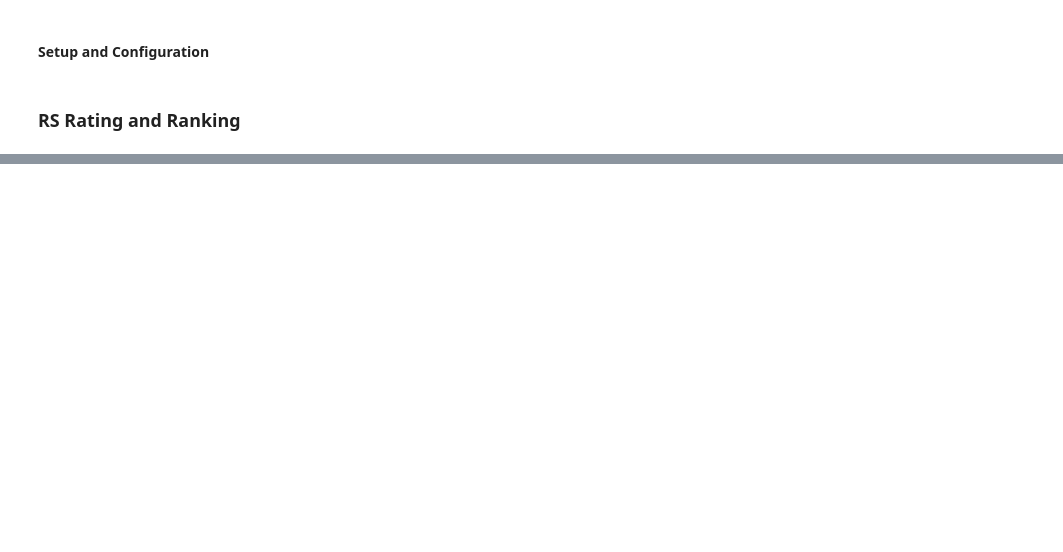
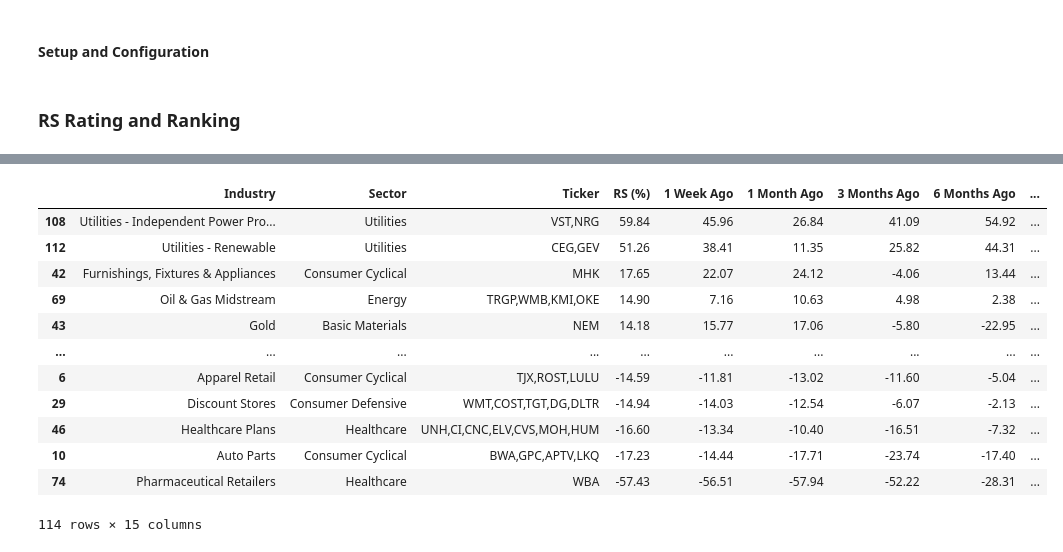
Before and after one commit to yorkjong/rs_rating, a Jupyter notebook: notebooks/rsm.ipynb, the cells around one changed output, grey strips where cells are left out. Saved outputs shown, nothing was run; the diff lists cells and outputs as text; code cells hidden in the pictures; blank space fills up the shorter version.

```diff
--- a/notebooks/rsm.ipynb
+++ b/notebooks/rsm.ipynb
@@ -133,0 +128,27 @@ Your "SPX_stocks_2y_SMA_20241004.csv" is in the "out" folder.
+# %%
+# @title Display industry_df
+
+from rs_rating.ranking_utils import groupby_industry, append_percentile
+
+rs_columns = ['RS (%)', '1 Week Ago',
+              '1 Month Ago', '3 Months Ago', '6 Months Ago', '9 Months Ago']
+columns =  ['Sector', 'Ticker'] + rs_columns
+industry_df = groupby_industry(stock_df, columns, key='RS (%)')
+
+industry_df = industry_df.sort_values(by='RS (%)', ascending=False)
+industry_df = append_percentile(industry_df, rs_columns)
+data_table.DataTable(industry_df, include_index=False, num_rows_per_page=20)
+# %% [output]
+|  | Industry | Sector | Ticker | RS (%) | 1 Week Ago | 1 Month Ago | 3 Months Ago | 6 Months Ago | ... |
+| 108 | Utilities - Independent Power Pro... | Utilities | VST,NRG | 59.84 | 45.96 | 26.84 | 41.09 | 54.92 | ... |
+| 112 | Utilities - Renewable | Utilities | CEG,GEV | 51.26 | 38.41 | 11.35 | 25.82 | 44.31 | ... |
+| 42 | Furnishings, Fixtures & Appliances | Consumer Cyclical | MHK | 17.65 | 22.07 | 24.12 | -4.06 | 13.44 | ... |
+| 69 | Oil & Gas Midstream | Energy | TRGP,WMB,KMI,OKE | 14.90 | 7.16 | 10.63 | 4.98 | 2.38 | ... |
+| 43 | Gold | Basic Materials | NEM | 14.18 | 15.77 | 17.06 | -5.80 | -22.95 | ... |
+| ... | ... | ... | ... | ... | ... | ... | ... | ... | ... |
+| 6 | Apparel Retail | Consumer Cyclical | TJX,ROST,LULU | -14.59 | -11.81 | -13.02 | -11.60 | -5.04 | ... |
+| 29 | Discount Stores | Consumer Defensive | WMT,COST,TGT,DG,DLTR | -14.94 | -14.03 | -12.54 | -6.07 | -2.13 | ... |
+| 46 | Healthcare Plans | Healthcare | UNH,CI,CNC,ELV,CVS,MOH,HUM | -16.60 | -13.34 | -10.40 | -16.51 | -7.32 | ... |
+| 10 | Auto Parts | Consumer Cyclical | BWA,GPC,APTV,LKQ | -17.23 | -14.44 | -17.71 | -23.74 | -17.40 | ... |
+| 74 | Pharmaceutical Retailers | Healthcare | WBA | -57.43 | -56.51 | -57.94 | -52.22 | -28.31 | ... |
+114 rows × 15 columns
```
Also changed, not shown: parts of 3 cells of this notebook.
